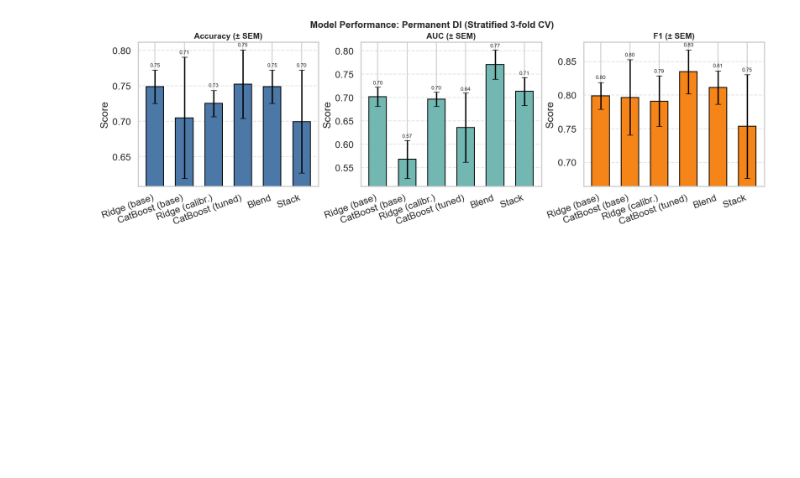
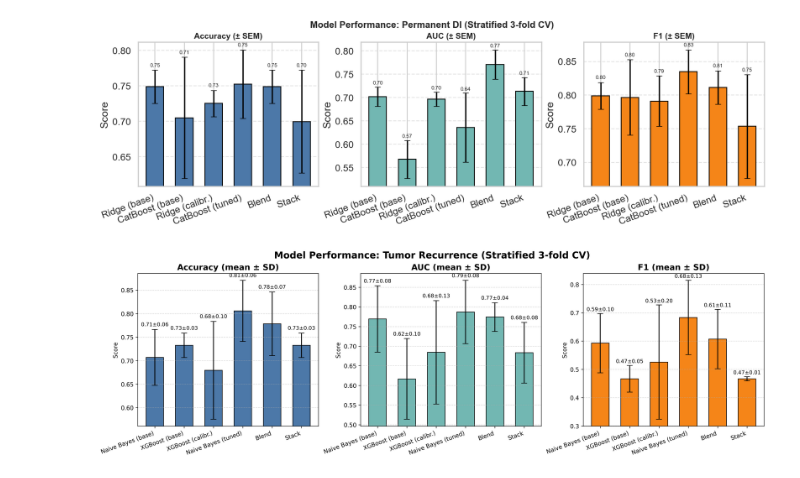
Before and after one commit to shrinitbabel/craniopharyngioma, a Jupyter notebook: EDA.ipynb, the cells around one changed output. Saved outputs shown, nothing was run; the diff lists cells and outputs as text; code cells hidden in the pictures; blank space fills up the shorter version.

```diff
--- a/EDA.ipynb
+++ b/EDA.ipynb
@@ -691,3 +699,66 @@ plt.savefig(f"figs/fig_model_performance_{ERR_MODE}.png", dpi=300)
 plt.show()
 # %% [output]
 [figure]
+# %%
+import os
+import numpy as np
+import matplotlib.pyplot as plt
+
+os.makedirs("figs", exist_ok=True)
+
+# -----------------------------
+# Enter the cross-validated means ± SDs you reported
+# -----------------------------
+models = [
+    "Naive Bayes (base)",
+    "XGBoost (base)",
+    "XGBoost (calibr.)",
+    "Naive Bayes (tuned)",
+    "Blend",
+    "Stack"
+]
+ACC_mean = np.array([0.7070, 0.7326, 0.6795, 0.8059, 0.7784, 0.7326])
+AUC_mean = np.array([0.7694, 0.6167, 0.6843, 0.7870, 0.7741, 0.6833])
+F1_mean  = np.array([0.5926, 0.4667, 0.5258, 0.6833, 0.6071, 0.4667])
+
+# Standard deviations
+ACC_sd = np.array([0.0592, 0.0259, 0.1039, 0.0649, 0.0675, 0.0259])
+AUC_sd = np.array([0.0845, 0.1027, 0.1317, 0.0806, 0.0367, 0.0773])
+F1_sd  = np.array([0.1048, 0.0471, 0.2018, 0.1312, 0.1051, 0.0074])
+
+# -----------------------------
+# Helper to make a tight, zoomed bar+error plot
+# -----------------------------
+def plot_metric(ax, title, means, sds, color="#4C78A8"):
+    x = np.arange(len(models))
+    ax.bar(x, means, yerr=sds, capsize=5, color=color, edgecolor="black", width=0.6)
+
+    # Zoom y-axis to data range with small padding (avoid starting at 0)
+    lo = float(np.min(means - sds))
+    hi = float(np.max(means + sds))
+    pad = max(0.01, 0.05 * (hi - lo))
+    ax.set_ylim(lo - pad, hi + pad)
+
+    for i, (m, sd) in enumerate(zip(means, sds)):
+        ax.text(i, m + sd + 0.005, f"{m:.2f}±{sd:.02f}", ha="center", va="bottom", fontsize=9)
+
+    ax.set_title(title, fontsize=14, fontweight="bold")
+    ax.set_xticks(x)
+    ax.set_xticklabels(models, rotation=20, ha="right")
+    ax.grid(axis="y", linestyle="--", alpha=0.5)
+    ax.set_ylabel("Score")
+
+# -----------------------------
+# Figure with 3 panels
+# -----------------------------
+fig, axes = plt.subplots(1, 3, figsize=(16, 5), constrained_layout=True, dpi=300)
+
+plot_metric(axes[0], "Accuracy (mean ± SD)", ACC_mean, ACC_sd, color="#4C78A8")
+plot_metric(axes[1], "AUC (mean ± SD)",      AUC_mean, AUC_sd, color="#72B7B2")
+plot_metric(axes[2], "F1 (mean ± SD)",       F1_mean,  F1_sd,  color="#F58518")
+
+fig.suptitle("Model Performance: Tumor Recurrence (Stratified 3-fold CV)", fontsize=16, fontweight="bold")
+plt.savefig("figs/fig_model_performance_bars.png", dpi=300)
+plt.show()
+# %% [output]
+[figure, added]
```
Also changed, not shown: parts of 3 cells of this notebook, 8 other files.
